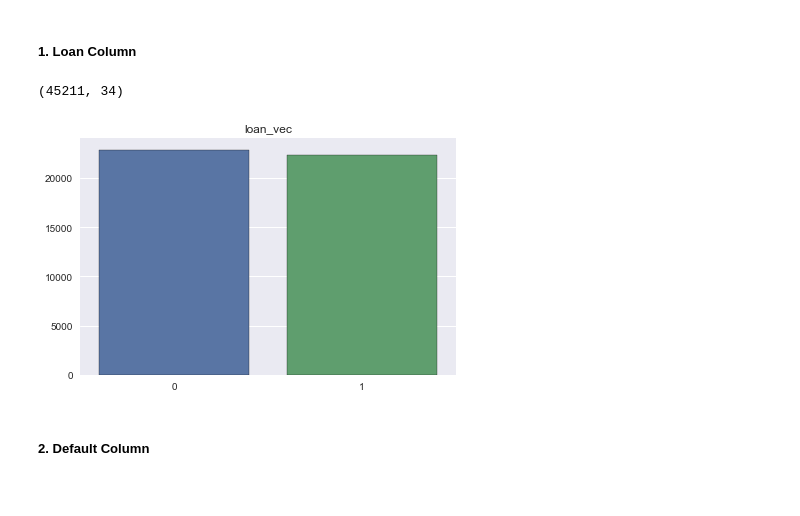
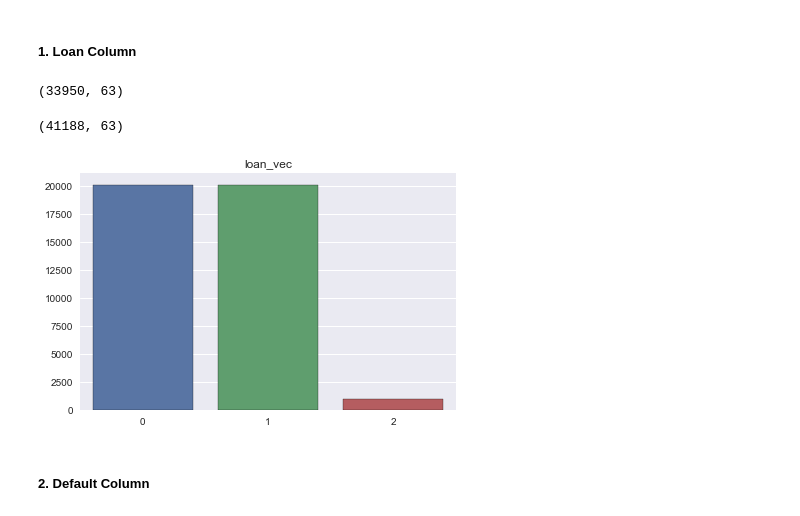
Before and after one commit to jubins/Bank-Marketing-Multivariate-Analysis, a Jupyter notebook: IDS_BankMarketingAnalytics.ipynb, the cells around one changed output. Drawn from its saved outputs; the diff is of its cells as text; code cells hidden in the pictures.

```diff
--- a/IDS_BankMarketingAnalytics.ipynb
+++ b/IDS_BankMarketingAnalytics.ipynb
@@ -10,7 +10,7 @@ import warnings
 warnings.filterwarnings("ignore")
 %matplotlib inline
 # %%
-data = 'https://raw.githubusercontent.com/jubins/IDS-Project-Bank-Marketing-Analysis/master/bank.csv'
+data = 'https://raw.githubusercontent.com/jubins/IDS-Project-Bank-Marketing-Analysis/master/bank-additional-full.csv'
 df = pd.read_csv(data, sep=';')
 bank_df = df.copy()
 print(df.shape)
@@ -113,24 +124,28 @@ Result:
 3. Pdays has most negative correlation with Contact.
 # %% [markdown]
 ##### 1. Loan Column
+# %%
+df[(df.loan_vec==0) & (df.duration<150)].shape
+# %% [output]
+(33950, 63)
 # %%
 #We have seen 358 of 691 are likely to take a Loan when Balance<300,
 #so we will replace those with Loan='No' keeping $300 thrshold
 
-df[(df.loan_vec==1) & (df.balance<300)].shape
-condition = (df.loan_vec==0) & (df.balance<300)
+df[(df.loan_vec==1) & (df.duration<150)].shape
+condition = (df.loan_vec==0) & (df.duration<150)
 balance_df = df[condition]
 balance_df.loan_vec.replace(0,1, inplace=True)
 df = pd.concat([balance_df, df[~condition]])
 print(df.shape)
 col='loan_vec'
 sns.barplot(df[col].value_counts().index, df[col].value_counts().values)
 plt.title(col)
 plt.tight_layout()
 plt.show()
 # %% [output]
-(45211, 34)
+(41188, 63)
-[figure, old version]
+[figure, new version]
 # %% [markdown]
 ##### 2. Default Column
 # %%
```
Also changed, not shown: parts of 14 cells of this notebook.
